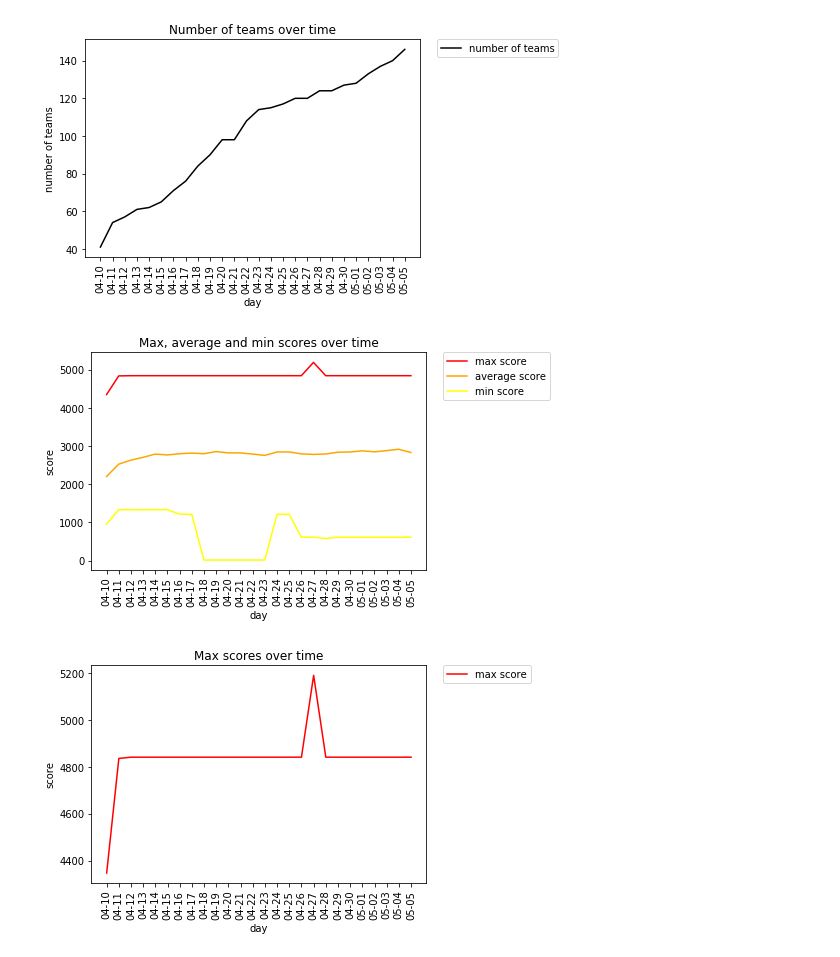
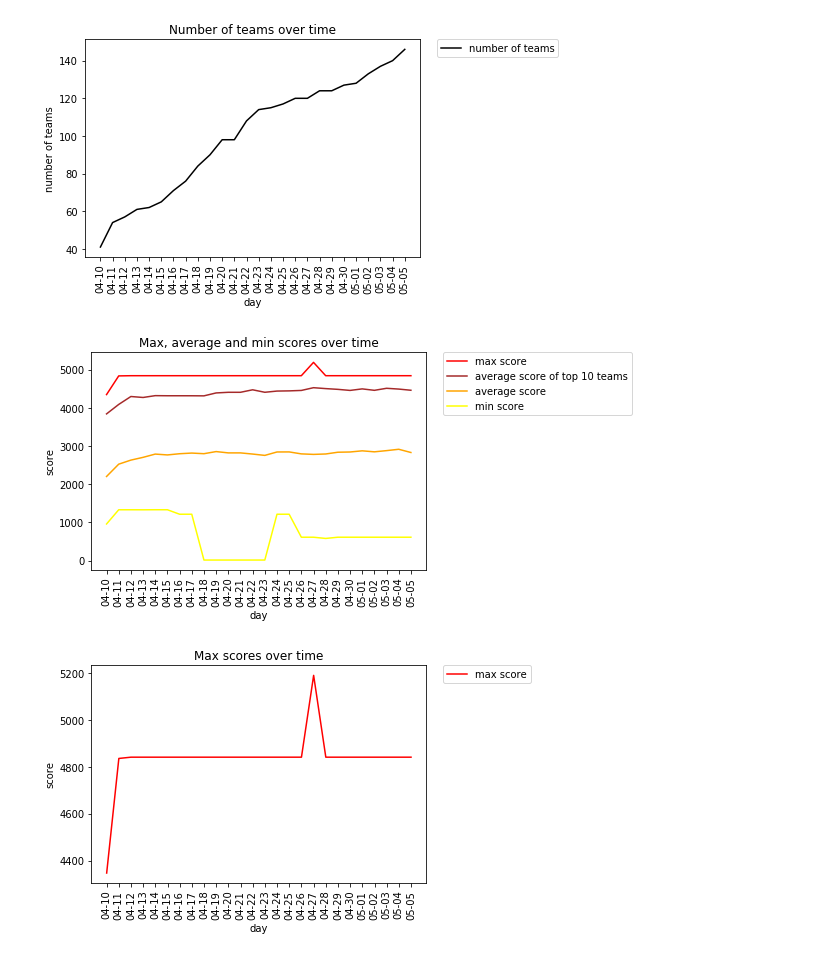
Before and after one commit to AdamStelmaszczyk/retro-leaderboard, a Jupyter notebook: analysis.ipynb, the cells around one changed output. Cells and saved outputs as stored; diff of their text form; code cells hidden in the pictures.

Commit message:
Add average scores of top 10 teams

```diff
--- a/analysis.ipynb
+++ b/analysis.ipynb
@@ -13,6 +13,9 @@ def plot(plt, ylabel, title):
     plt.title(title)
     plt.show()
 
+def get_scores(vals):
+    return [val['score'] for val in vals]
+
 days = sorted(map(lambda s: s.strip('.json'), os.listdir('json')))
 scores = {}
 for day in days:
@@ -23,12 +26,14 @@ teams = []
 mins = []
 maxs = []
 avgs = []
-for key, vals in scores.items():
-    teams.append(len(vals))
-    mins.append(min(val['score'] for val in vals))
-    maxs.append(max(val['score'] for val in vals))
-    total = sum(val['score'] for val in vals)
-    avgs.append(total / len(vals))
+top_avgs = []
+for vals in scores.values():
+    daily_scores = get_scores(vals)
+    teams.append(len(daily_scores))
+    mins.append(min(daily_scores))
+    maxs.append(max(daily_scores))
+    avgs.append(sum(daily_scores) / len(daily_scores))
+    top_avgs.append(sum(get_scores(vals[:10])) / 10)
 # %%
 data_2d = []
 for vals in scores.values():
@@ -60,11 +65,12 @@ plot(plt, ylabel="number of teams", title="Number of teams over time")
 [figure]
 # %%
 plt.plot(days, maxs, color='red', label="max score")
+plt.plot(days, top_avgs, color='brown', label="average score of top 10 teams")
 plt.plot(days, avgs, color='orange', label="average score")
 plt.plot(days, mins, color='yellow', label="min score")
 plot(plt, ylabel="score", title="Max, average and min scores over time")
 # %% [output]
-[figure, old version]
+[figure, new version]
 # %%
 plt.plot(days, maxs, color='red', label="max score")
 plot(plt, ylabel="score", title="Max scores over time")
```
Also changed, not shown: parts of 1 cell of this notebook.
